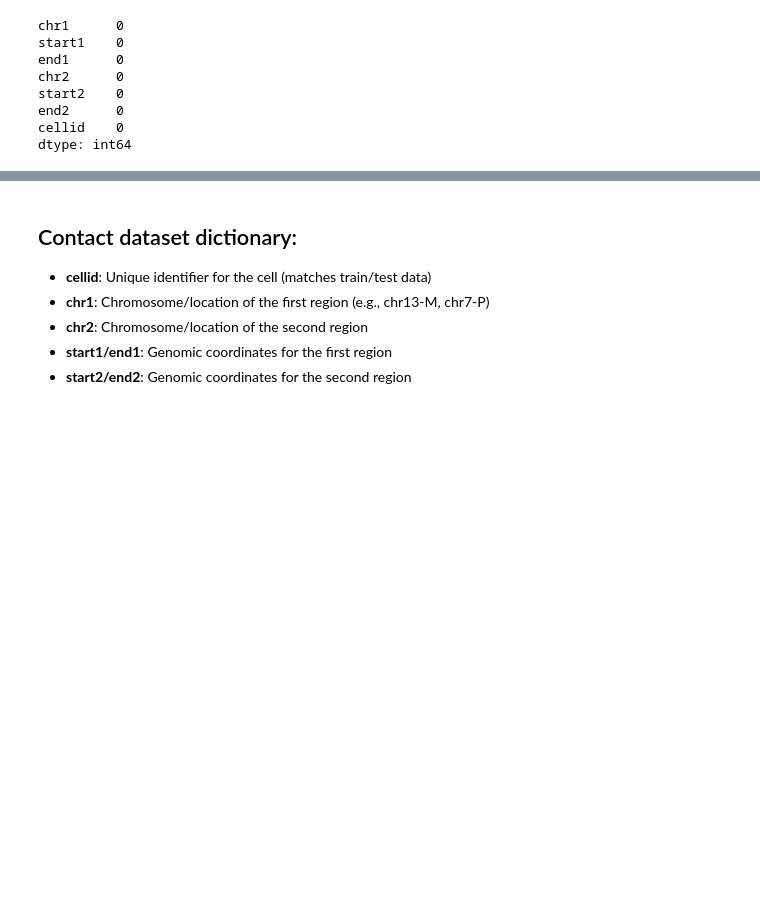
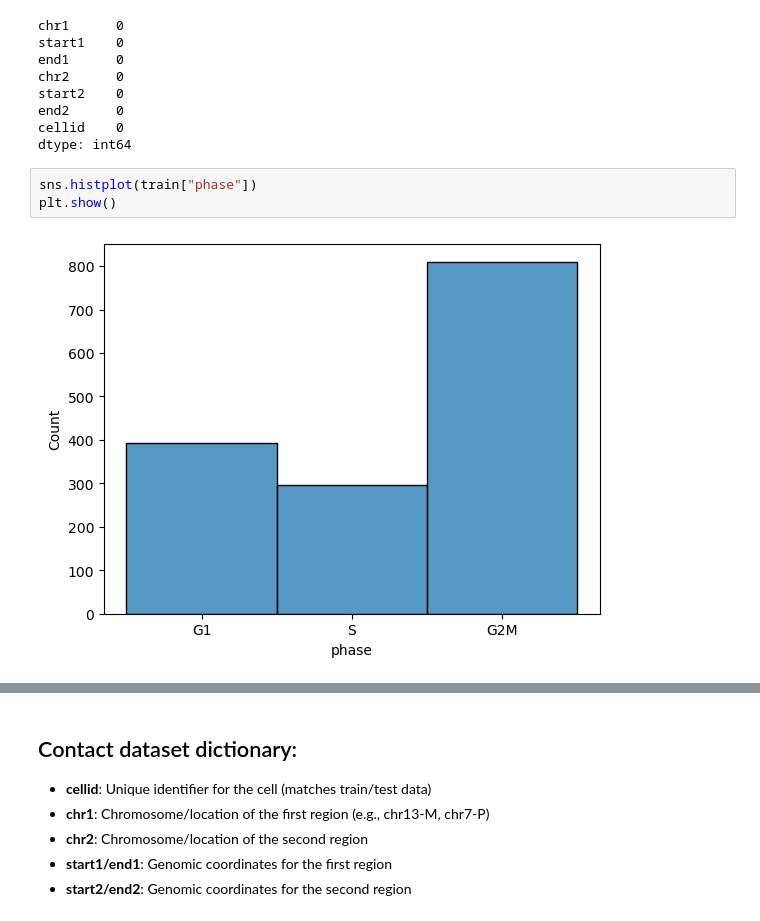
Before and after one commit to yahorlahunovich/wb-project, a Jupyter notebook: notebooks/eda.ipynb, the cells around one changed output, grey strips where cells are left out. Drawn from its saved outputs; the diff is of its cells as text; blank space fills up the shorter version.

```diff
--- a/notebooks/eda.ipynb
+++ b/notebooks/eda.ipynb
@@ -90,3 +90,8 @@ start2    0
 end2      0
 cellid    0
 dtype: int64
+# %%
+sns.histplot(train["phase"])
+plt.show()
+# %% [output]
+[figure, added]
```
Also changed, not shown: parts of 4 cells of this notebook.
